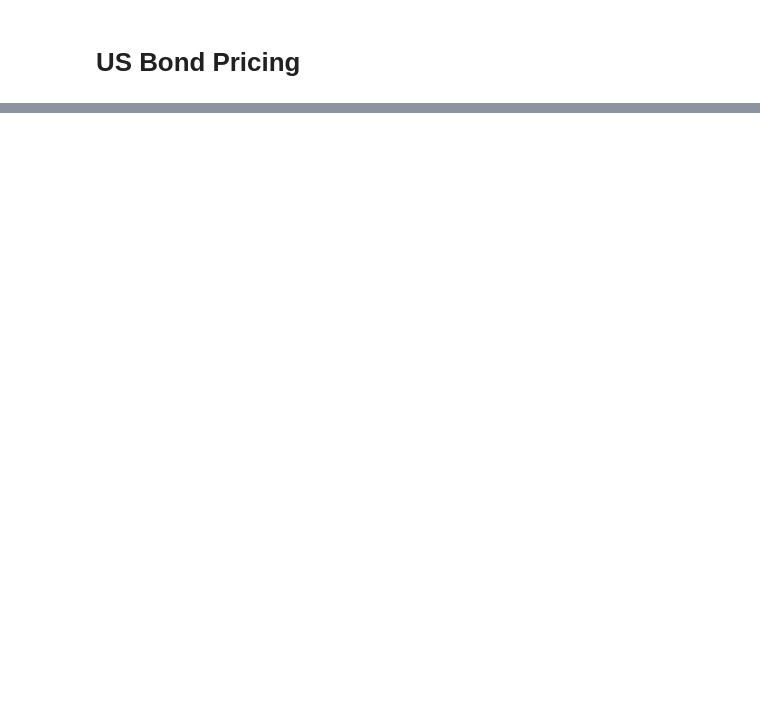
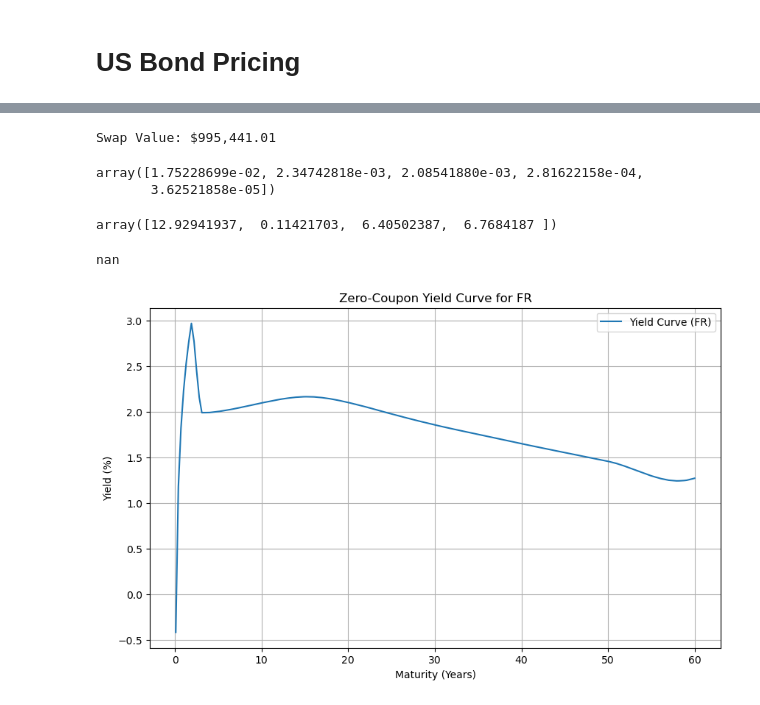
Before and after one commit to usenameFD/Asset-management, a Jupyter notebook: pricer.ipynb, the cells around one changed output, grey strips where cells are left out. Cells and saved outputs as stored; diff of their text form; code cells hidden in the pictures; blank space fills up the shorter version.

Commit message:
ajout des swap

```diff
--- a/pricer.ipynb
+++ b/pricer.ipynb
@@ -136,0 +218,34 @@ bond.NS_yield_curve_plot()
+# %%
+# Example data
+t = 0  # Current time
+T = np.array([1, 2, 3, 4, 5])  # Payment times in years
+N = 1000000  # Notional amount
+K = 0.04  # Fixed swap rate (4%)
+
+# Calculate the swap value
+swap_value = swap(t, T, N, K)
+print(f"Swap Value: ${swap_value:,.2f}")
+# %% [output]
+Swap Value: $995,441.01
+# %%
+np.exp(-taux_zc_fr.riskFree_rate(T)*(T-0))
+# %% [output]
+array([1.75228699e-02, 2.34742818e-03, 2.08541880e-03, 2.81622158e-04,
+       3.62521858e-05])
+# %%
+np.array([FRA(t, T[i - 1], T[i]) for i in range(1, len(T))])
+# %% [output]
+array([12.92941937,  0.11421703,  6.40502387,  6.7684187 ])
+# %%
+swap_fr.swap(t, T, N, K)
+# %% [output]
+nan
+# %%
+yields = RiskFree()
+yields.get_riskFree_usa(api_key=api_key)
+yields.get_riskFree_fr()
+# %%
+yields.get_country('france')
+yields.yield_curve_plot()
+# %% [output]
+[figure, added]
```
Also changed, not shown: parts of 21 cells of this notebook, 16 other files.
